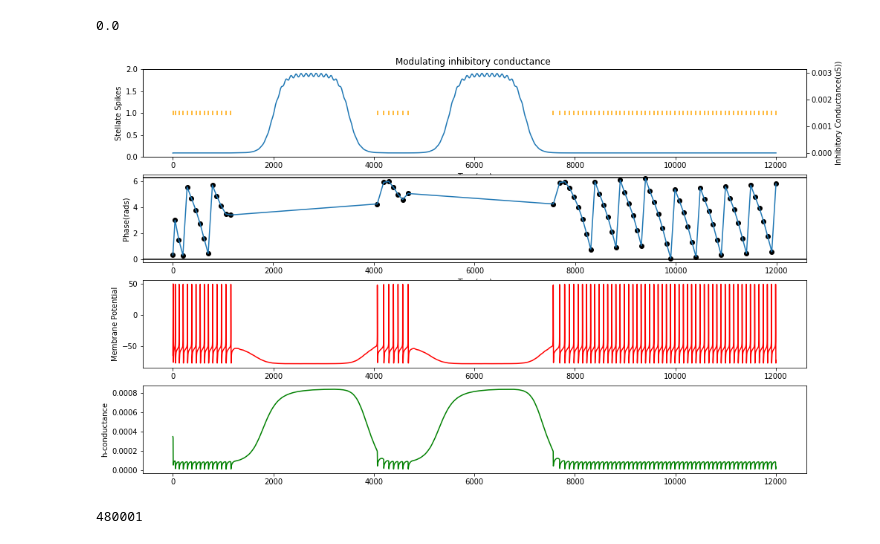
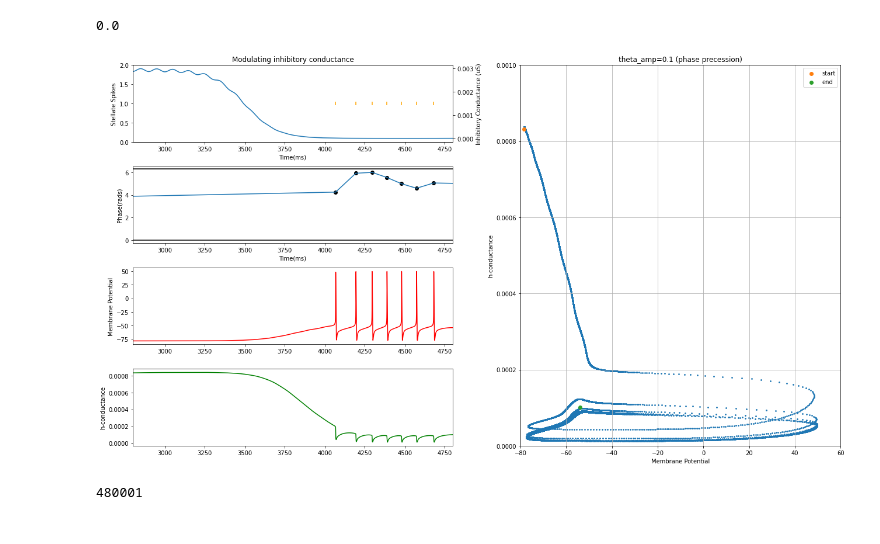
Before and after one commit to tiny-infinity/GridCellsTheta, a Jupyter notebook: stellate_phpc_2.ipynb, the cells around one changed output. Saved outputs shown, nothing was run; the diff lists cells and outputs as text; code cells hidden in the pictures.

Commit message:
phase prec phase plot

```diff
--- a/stellate_phpc_2.ipynb
+++ b/stellate_phpc_2.ipynb
@@ -104,32 +104,68 @@ h.continuerun(time_dur)
 # %% [output]
 0.0
 # %%
+
+from matplotlib.gridspec import GridSpec
+
 spike_times_array = np.array(spike_times_stell.to_python())
-phases = (((spike_times_array) * theta_freq * 2 * np.pi / 1000)+initial_phase) % (2 * np.pi)
+phases = (((spike_times_array) * theta_freq * 2 * np.pi / 1000) + initial_phase) % (2 * np.pi)
 g_rec_array = np.array(g_rec.to_python())
-fig,ax = plt.subplots(4,1,figsize=(16,10))
-ax1=ax[0].twinx()
-ax[0].eventplot(spike_times_array,label="Stellate Spikes",color='orange',linelengths=0.1)
-ax[0].set_ylim(0,2)
-ax1.plot(time,g_rec_array,label="Input")
-ax[0].set_ylabel('Stellate Spikes')
-ax1.set_ylabel('Inhibitory Conductance(uS))')
-ax[0].set_xlabel('Time(ms)')
-ax[1].plot(spike_times_array,phases)
-ax[1].scatter(spike_times_array,phases,color='black')
-ax[1].set_xlabel("Time(ms)")
-ax[1].set_ylabel("Phase(rads)")
-ax[1].axhline(y=2*np.pi,color='black')
-ax[1].axhline(y=0,color='black')
-ax[0].set_title("Modulating inhibitory conductance ")
-ax[2].plot(time,stell_v,color='red')
-ax[2].set_ylabel("Membrane Potential")
-ax[3].set_ylabel("h-conductance")
-ax[3].plot(time,stellate_gh_vec,color='green')
 
-#ax1.set_ylim(0,0.00001)
-#plt.ylim(0,0.00001)
+volt_dyn = np.array(stell_v.to_python())
+hcond_dyn = np.array(stellate_gh_vec.to_python())
+
+start = 2800
+end = 4800
+
+fig = plt.figure(figsize=(18,10))
+gs = GridSpec(4,2, width_ratios=[1,1])
+ax0 = fig.add_subplot(gs[0,0])
+ax1 = fig.add_subplot(gs[1,0])
+ax2 = fig.add_subplot(gs[2,0])
+ax3 = fig.add_subplot(gs[3,0])
+
+ax_phase = fig.add_subplot(gs[:,1])
+
+ax0_twin = ax0.twinx()
+ax0.eventplot(spike_times_array, label="Stellate Spikes", color='orange', linelengths=0.1)
+ax0.set_ylim(0,2)
+ax0.set_xlim(start,end)
+ax0.set_ylabel('Stellate Spikes')
+ax0.set_xlabel('Time(ms)')
+ax0.set_title("Modulating inhibitory conductance")
+
+ax0_twin.plot(time, g_rec_array, label="Input")
+ax0_twin.set_ylabel('Inhibitory Conductance (uS)')
+
+ax1.plot(spike_times_array, phases)
+ax1.scatter(spike_times_array, phases, color='black')
+ax1.set_xlabel("Time(ms)")
+ax1.set_xlim(start,end)
+ax1.set_ylabel("Phase(rads)")
+ax1.axhline(y=2*np.pi, color='black')
+ax1.axhline(y=0, color='black')
+
+ax2.plot(time, stell_v, color='red')
+ax2.set_ylabel("Membrane Potential")
+ax2.set_xlim(start,end)
+ax3.plot(time, stellate_gh_vec, color='green')
+ax3.set_ylabel("h-conductance")
+ax3.set_xlim(start,end)
+
+ax_phase.scatter(volt_dyn[start*40:end*40], hcond_dyn[start*40:end*40], s=3)
+ax_phase.scatter(volt_dyn[start*40], hcond_dyn[start*40], label='start')
+ax_phase.scatter(volt_dyn[end*40], hcond_dyn[end*40], label='end')
+
+ax_phase.set_xlabel("Membrane Potential")
+ax_phase.set_ylabel("h-conductance")
+ax_phase.set_title("theta_amp=0.1 (phase precession)")
+ax_phase.set_ylim(0,0.001)
+ax_phase.set_xlim(-80,60)
+ax_phase.grid(True)
+ax_phase.legend()
+
+plt.tight_layout()
 plt.show()
 # %% [output]
-[figure, old version]
+[figure, new version]
 # %%
```
Also changed, not shown: parts of 1 cell of this notebook, 2 other files.
